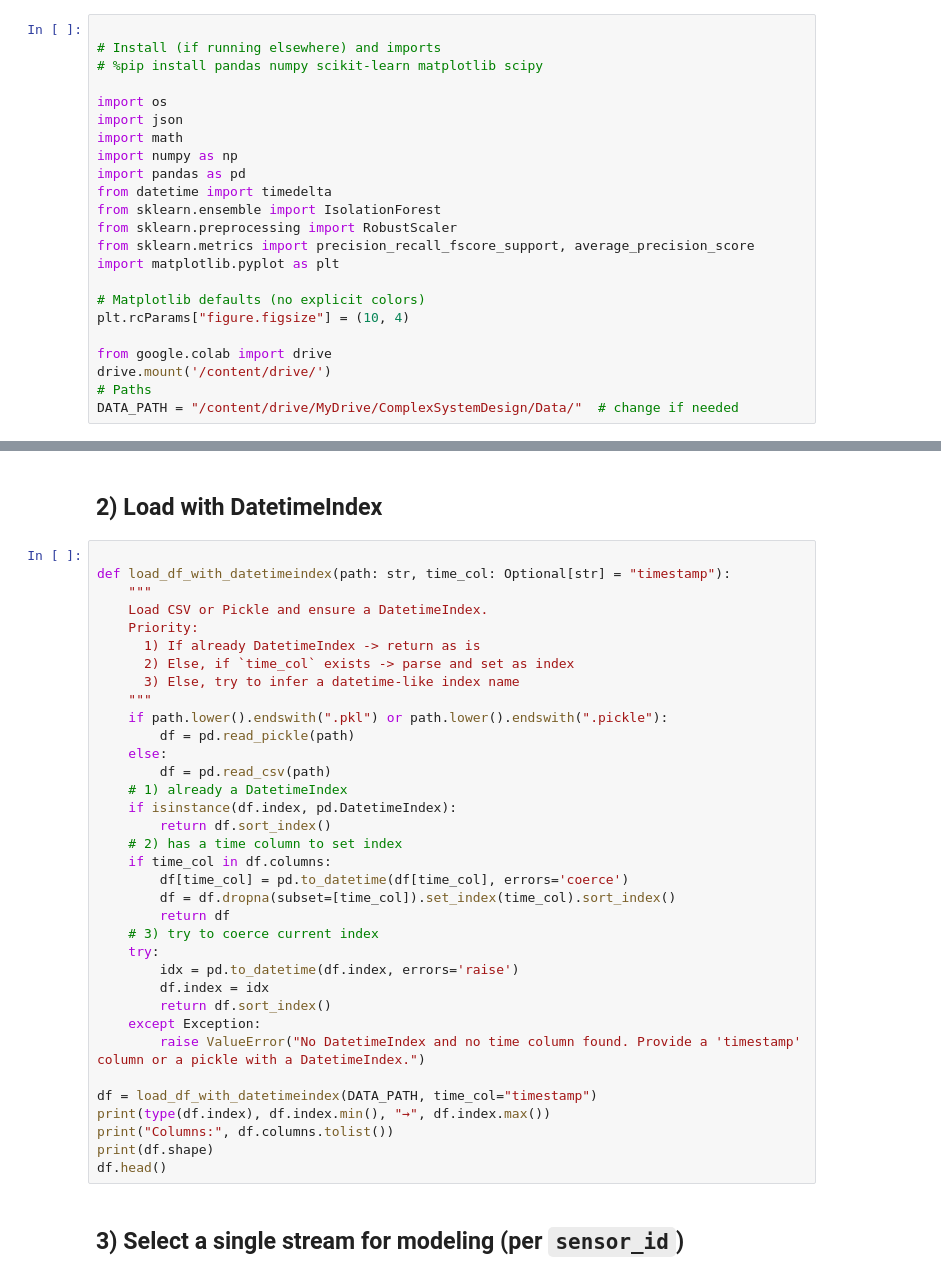
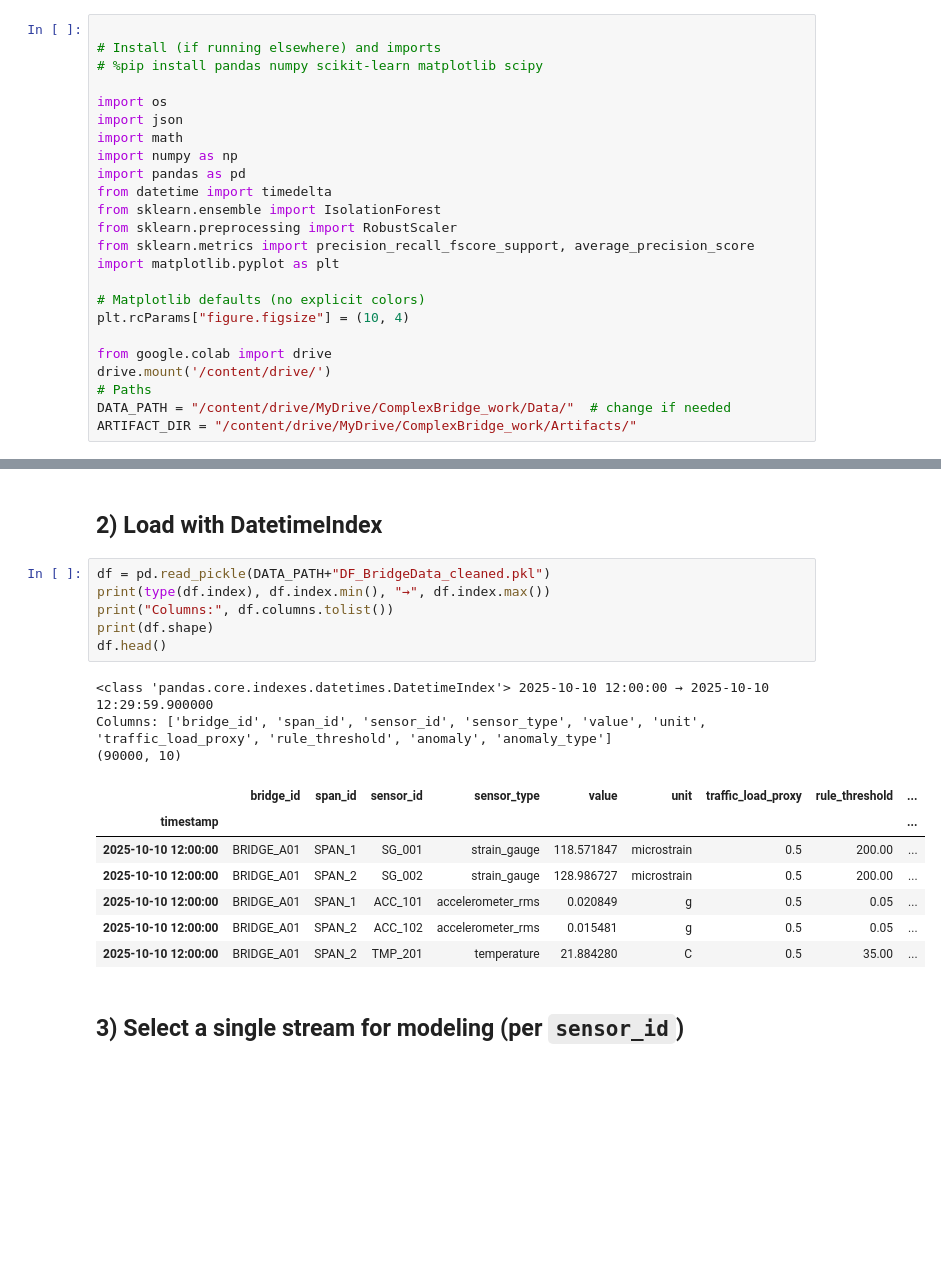
Before and after one commit to TipsyPanda/ComplexBridges, a Jupyter notebook: IPMB_Anomaly_Starter.ipynb, the cells around one changed output, grey strips where cells are left out. Cells and saved outputs as stored; diff of their text form; blank space fills up the shorter version.

```diff
--- a/IPMB_Anomaly_Starter.ipynb
+++ b/IPMB_Anomaly_Starter.ipynb
@@ -34,46 +31,29 @@ plt.rcParams["figure.figsize"] = (10, 4)
 from google.colab import drive
 drive.mount('/content/drive/')
 # Paths
-DATA_PATH = "/content/drive/MyDrive/ComplexSystemDesign/Data/"  # change if needed
+DATA_PATH = "/content/drive/MyDrive/ComplexBridge_work/Data/"  # change if needed
+ARTIFACT_DIR = "/content/drive/MyDrive/ComplexBridge_work/Artifacts/"
 # %% [output]
 Drive already mounted at /content/drive/; to attempt to forcibly remount, call drive.mount("/content/drive/", force_remount=True).
 # %% [markdown]
 ## 2) Load with **DatetimeIndex**
-# %%
-
-def load_df_with_datetimeindex(path: str, time_col: Optional[str] = "timestamp"):
-    """
-    Load CSV or Pickle and ensure a DatetimeIndex.
-    Priority:
-      1) If already DatetimeIndex -> return as is
-      2) Else, if `time_col` exists -> parse and set as index
-      3) Else, try to infer a datetime-like index name
-    """
-    if path.lower().endswith(".pkl") or path.lower().endswith(".pickle"):
-        df = pd.read_pickle(path)
-    else:
-        df = pd.read_csv(path)
-    # 1) already a DatetimeIndex
-    if isinstance(df.index, pd.DatetimeIndex):
-        return df.sort_index()
-    # 2) has a time column to set index
-    if time_col in df.columns:
-        df[time_col] = pd.to_datetime(df[time_col], errors='coerce')
-        df = df.dropna(subset=[time_col]).set_index(time_col).sort_index()
-        return df
-    # 3) try to coerce current index
-    try:
-        idx = pd.to_datetime(df.index, errors='raise')
-        df.index = idx
-        return df.sort_index()
-    except Exception:
-        raise ValueError("No DatetimeIndex and no time column found. Provide a 'timestamp' column or a pickle with a DatetimeIndex.")
-
-df = load_df_with_datetimeindex(DATA_PATH, time_col="timestamp")
-print(type(df.index), df.index.min(), "→", df.index.max())
-print("Columns:", df.columns.tolist())
-print(df.shape)
-df.head()
+# %%
+df = pd.read_pickle(DATA_PATH+"DF_BridgeData_cleaned.pkl")
+print(type(df.index), df.index.min(), "→", df.index.max())
+print("Columns:", df.columns.tolist())
+print(df.shape)
+df.head()
+# %% [output]
+<class 'pandas.core.indexes.datetimes.DatetimeIndex'> 2025-10-10 12:00:00 → 2025-10-10 12:29:59.900000
+Columns: ['bridge_id', 'span_id', 'sensor_id', 'sensor_type', 'value', 'unit', 'traffic_load_proxy', 'rule_threshold', 'anomaly', 'anomaly_type']
+(90000, 10)
+|  | bridge_id | span_id | sensor_id | sensor_type | value | unit | traffic_load_proxy | rule_threshold | ... |
+| timestamp |  |  |  |  |  |  |  |  | ... |
+| 2025-10-10 12:00:00 | BRIDGE_A01 | SPAN_1 | SG_001 | strain_gauge | 118.571847 | microstrain | 0.5 | 200.00 | ... |
+| 2025-10-10 12:00:00 | BRIDGE_A01 | SPAN_2 | SG_002 | strain_gauge | 128.986727 | microstrain | 0.5 | 200.00 | ... |
+| 2025-10-10 12:00:00 | BRIDGE_A01 | SPAN_1 | ACC_101 | accelerometer_rms | 0.020849 | g | 0.5 | 0.05 | ... |
+| 2025-10-10 12:00:00 | BRIDGE_A01 | SPAN_2 | ACC_102 | accelerometer_rms | 0.015481 | g | 0.5 | 0.05 | ... |
+| 2025-10-10 12:00:00 | BRIDGE_A01 | SPAN_2 | TMP_201 | temperature | 21.884280 | C | 0.5 | 35.00 | ... |
 # %% [markdown]
 ## 3) Select a single stream for modeling (per `sensor_id`)
 # %%
```
Also changed, not shown: parts of 8 cells of this notebook.
